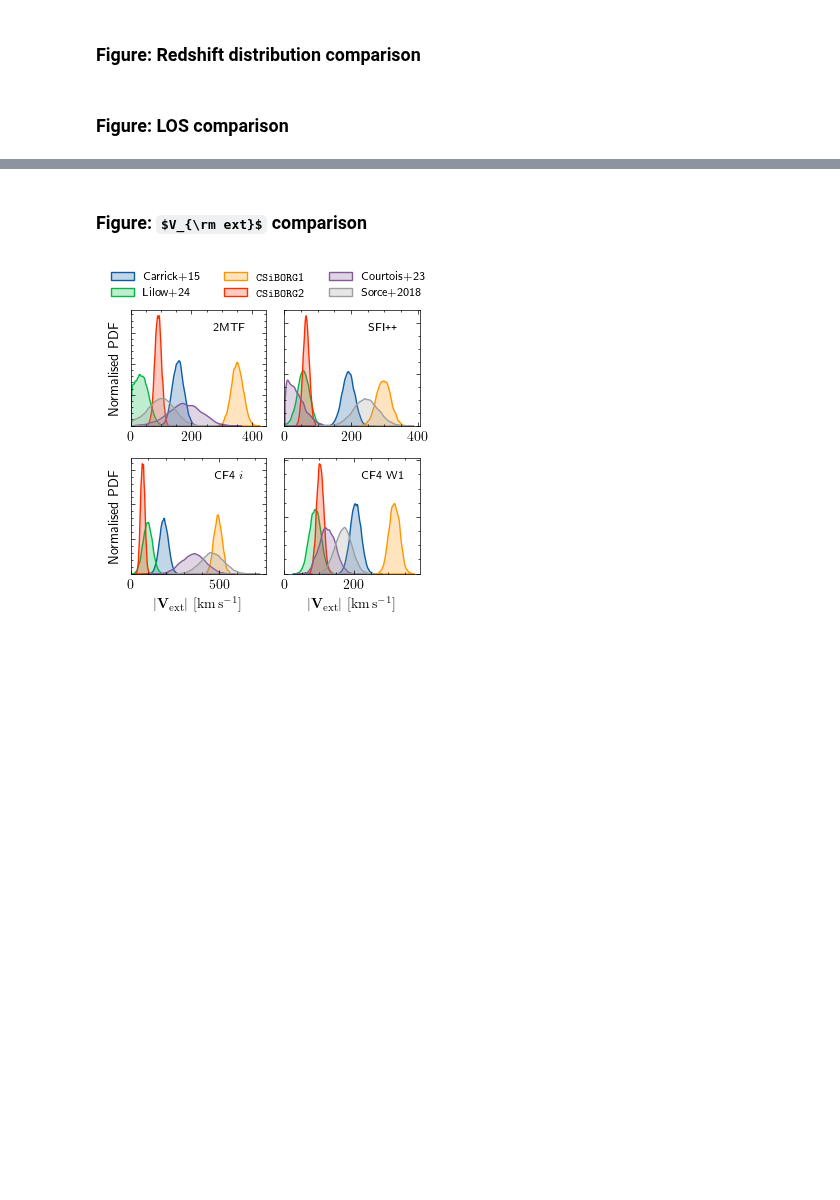
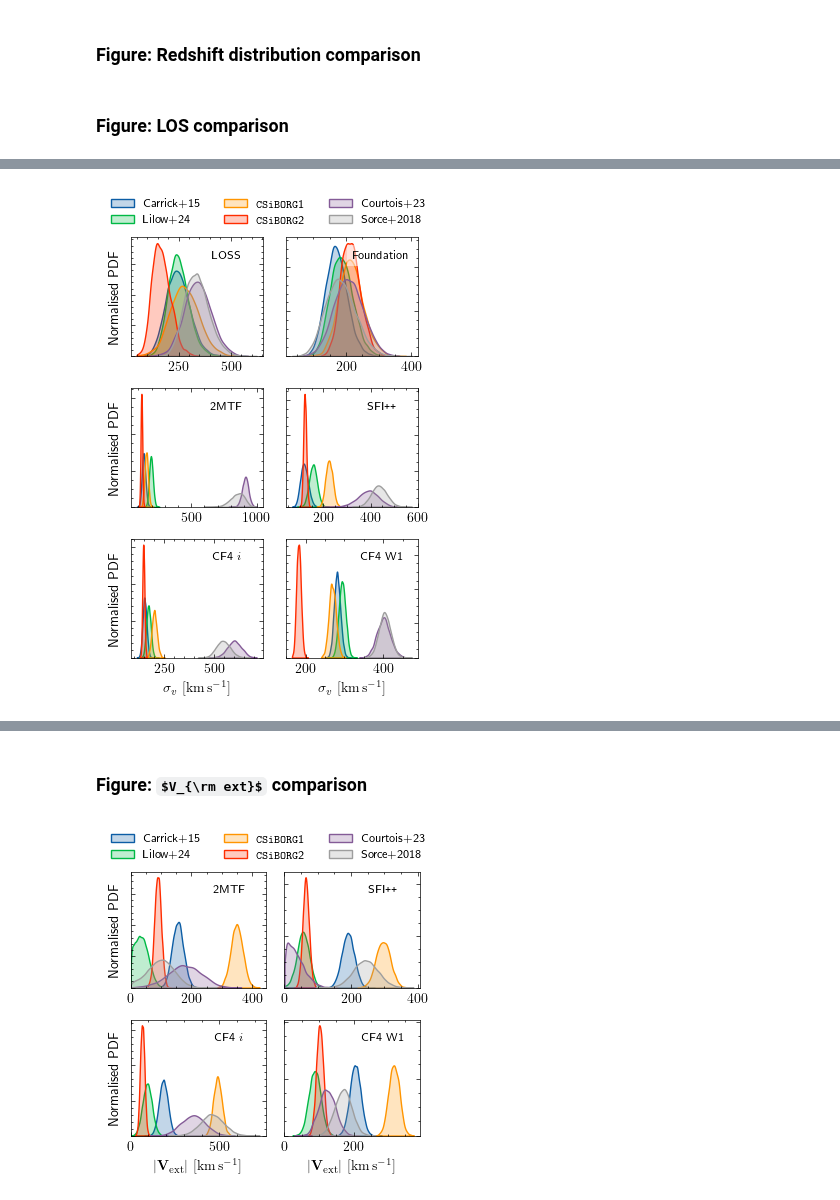
Before and after one commit to Richard-Sti/CANDEL, a Jupyter notebook: notebooks/paper_VFO/main_VFO.ipynb, the cells around one changed output, grey strips where cells are left out. Cells and saved outputs as stored; diff of their text form; code cells hidden in the pictures; some formulas as TeX source; blank space fills up the shorter version.

```diff
--- a/notebooks/paper_VFO/main_VFO.ipynb
+++ b/notebooks/paper_VFO/main_VFO.ipynb
@@ -321,20 +277,0 @@ with plt.style.context("science"):
-# %%
-def load_and_check_posteriors(files, samples, key):
-    data = {}
-    Nsim = len(files)
-    Ncat = len(samples)
-
-    for i in range(Nsim):
-        simname, paths = files[i]
-        for j in range(Ncat):
-            cat = samples[j]
-            fname = paths[j]
-
-            try:
-                arr = candel.read_samples("", fname, keys=key)  # fname is already a full path
-            except Exception as e:
-                raise ValueError(f"Samples for {key} [NaN/empty] sim={simname} | catalogue={cat} | filename={fname}") from e
-
-            data[(simname, cat)] = arr
-
-    return data
@@ -340,0 +280,61 @@ def load_and_check_posteriors(files, samples, key):
+# %%
+files = switch_paths_SN_to_no_MNR(FILES)
+
+data = load_and_check_posteriors(files, samples, "sigma_v")
+sims = ["Carrick2015", "Lilow2024", "CB1", "CB2", "CF4", "CLONES"]
+cats = ["LOSS", "Foundation", "2MTF", "SFI", "CF4_i", "CF4_W1"]  # 3 rows × 2 cols
+
+with plt.style.context('science'):
+
+    ncols, nrows = 2, 3
+    fig, axs = plt.subplots(nrows, ncols, figsize=(3.5, 3.9 * 1.25))
+    fig.subplots_adjust(hspace=0, wspace=0)
+
+    for k, cat in enumerate(cats):
+        i, j = divmod(k, ncols)
+        ax = axs[i, j]
+
+        for sim in sims:
+            arr = data.get((sim, cat))
+            if arr is None or np.size(arr) == 0:
+                continue
+            arr = np.asarray(arr).ravel()
+            arr = arr[np.isfinite(arr)]
+            if arr.size == 0:
+                continue
+
+            sns.kdeplot(
+                arr, fill=True, ax=ax,
+                clip=(0, np.inf), cut=0,
+                color=simname2color(sim),
+                label=simname2label(sim) if i == 0 else None
+            )
+
+        ax.text(
+            0.725, 0.85, catalogue2label(cat),
+            transform=ax.transAxes, fontsize="small",
+            va='center', ha='center',
+            bbox=dict(facecolor='white', alpha=0.5, edgecolor='none')
+        )
+        ax.set_ylabel(None)
+        ax.set_yticklabels([])
+
+    # Legend from first row
+    handles, labels = axs[0, 0].get_legend_handles_labels()
+    if handles:
+        fig.legend(
+            handles, labels, loc='upper center',
+            bbox_to_anchor=(0.5, 1.07), ncol=3, frameon=False, fontsize="small"
+        )
+
+    # Axes labels
+    for c in range(ncols):
+        axs[nrows - 1, c].set_xlabel(r"$\sigma_v~[\mathrm{km}\,\mathrm{s}^{-1}]$")
+    for r in range(nrows):
+        axs[r, 0].set_ylabel("Normalised PDF")
+
+    fig.tight_layout()
+    fig.savefig("/Users/rstiskalek/Downloads/sigmav_comparison.pdf", dpi=450, bbox_inches="tight")
+    fig.show()
+# %% [output]
+[figure, added]
```
Also changed, not shown: parts of 14 cells of this notebook.
